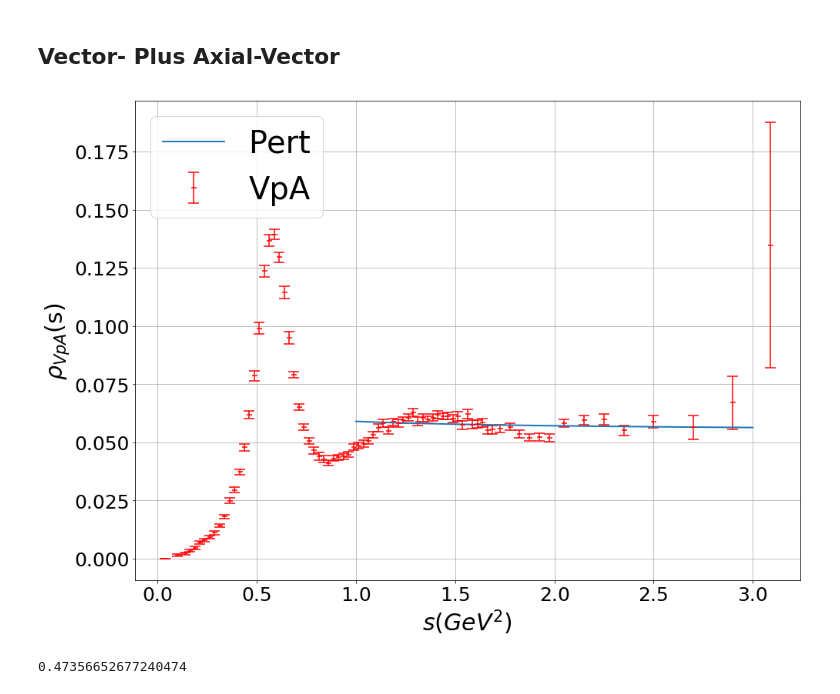
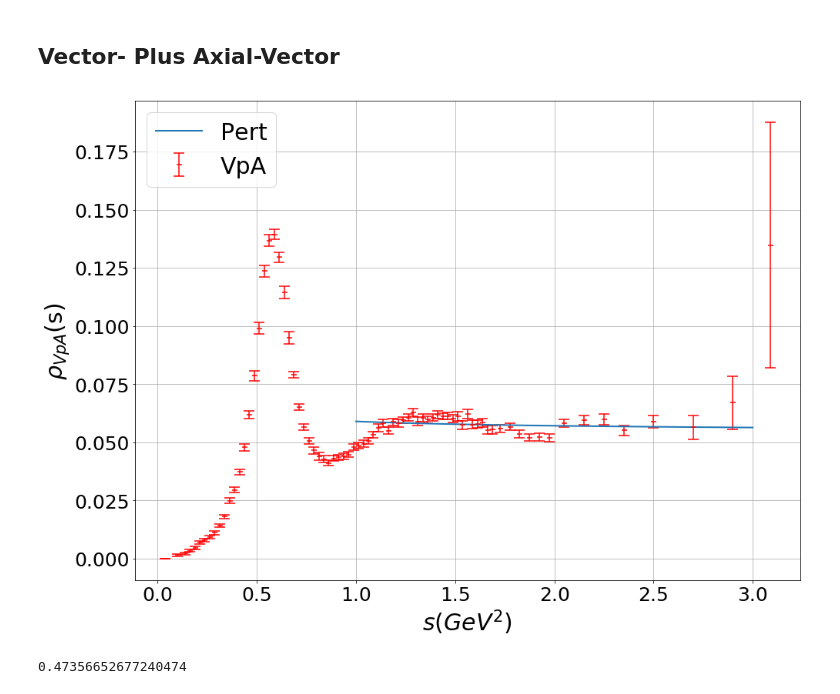
Before and after one commit to phd-dirk/Notebooks, a Jupyter notebook: spectralFunction.ipynb, the cells around one changed output. Drawn from its saved outputs; the diff is of its cells as text; code cells hidden in the pictures.

```diff
--- a/spectralFunction.ipynb
+++ b/spectralFunction.ipynb
@@ -9,7 +9,6 @@ import scipy
 from scipy.special import zeta
 from scipy.integrate import quad, odeint
 from matplotlib import rcParams
-rcParams.update({'figure.autolayout': True})
 crd = rundec.CRunDec()
 # %%
 # complex integration
@@ -190,35 +200,35 @@ plt.errorbar(
     color='r',
     yerr=rho_err_vpa[:-1],
     capsize=7,
     fmt='_',
     mew=1.5,
     markersize=7,
     label='VpA'
 )
 plt.plot(
     sLin,
     scipy.real(th_func_vpa),
     linewidth=2,
     label='Pert'
 )
 
 fig = plt.gcf()
 fig.set_size_inches(14, 10)
 fig.patch.set_facecolor('white')
 fig.tight_layout()
 
 ax = plt.gca()
 ax.tick_params(axis='both', labelsize=25)
 ax.set_ylabel(r'$\rho_{VpA}$(s)', fontsize=30)
 ax.set_xlabel('$s(GeV^2)$', fontsize=30)
 
 
-plt.legend(prop={'size': 40})
+plt.legend(prop={'size': 30})
 plt.grid()
 
 plt.savefig('./../Thesis/chapters/tauDecaysIntoHadrons/images/specFuncAleph_VpA.eps',format='eps')
 # %% [output]
-[figure, old version]
+[figure, new version]
 # %%
 def beta_function(a):
     return b[1]*a**2 + b[2]*a**3 + b[3]*a**4 + b[4]*a**5
```
Also changed, not shown: parts of 3 cells of this notebook, 1 other file.
